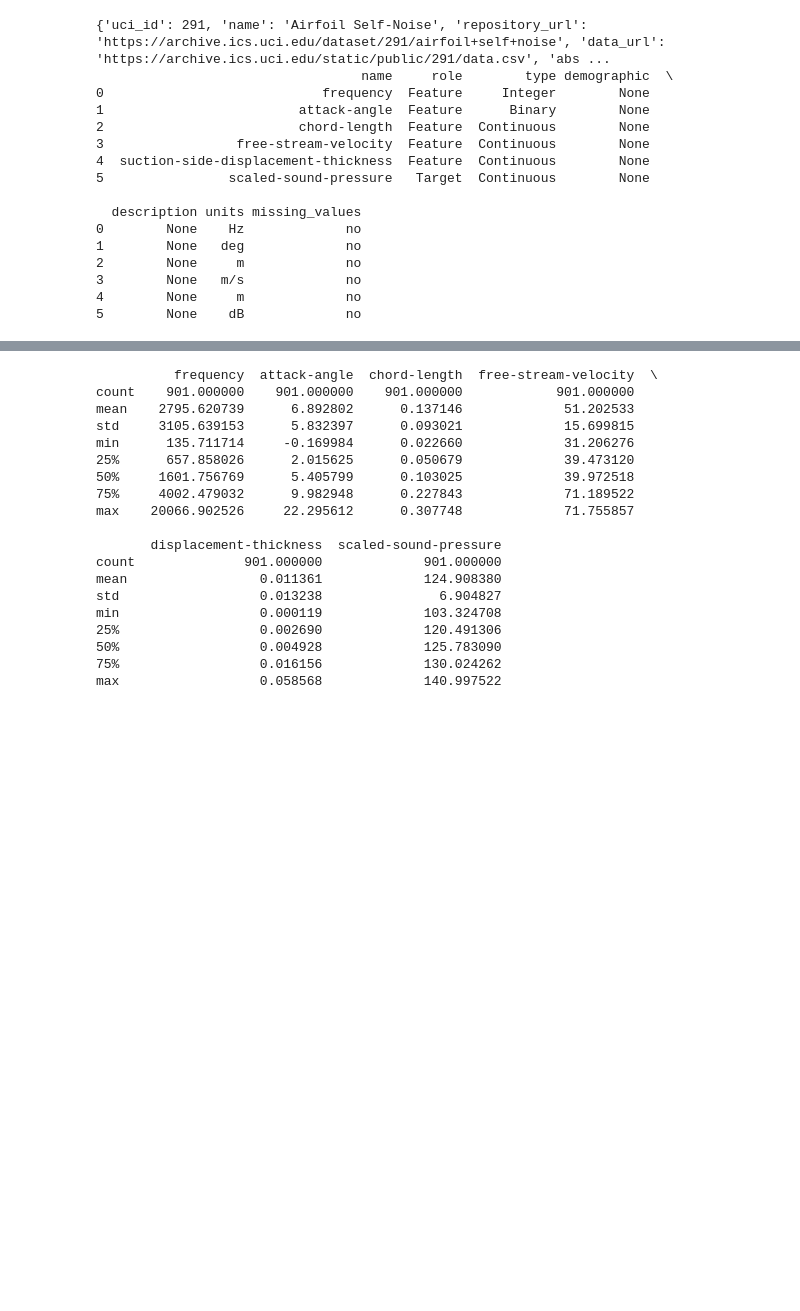
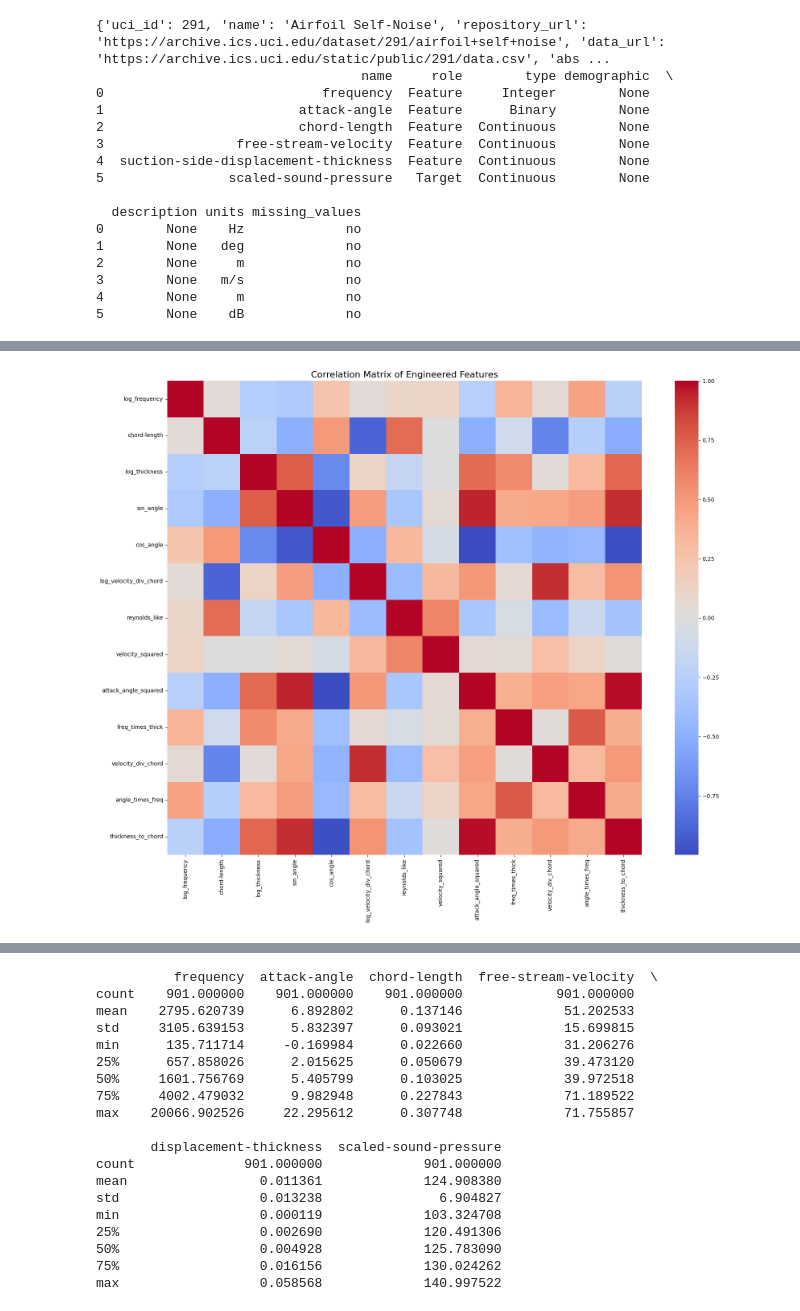
Before and after one commit to eugenegu-uci/Math_10_Competition, a Jupyter notebook: kaggle_ec_Jerry.ipynb, the cells around one changed output, grey strips where cells are left out. Saved outputs shown, nothing was run; the diff lists cells and outputs as text; code cells hidden in the pictures; blank space fills up the shorter version.

```diff
--- a/kaggle_ec_Jerry.ipynb
+++ b/kaggle_ec_Jerry.ipynb
@@ -112,3 +128,16 @@ Mean Squared Error: 3.5662
+# %%
+corr_matrix = X_train_transformed.corr()
+import matplotlib.pyplot as plt
+import seaborn as sns
+# Plot heatmap
+
+plt.figure(figsize=(18, 14))
+sns.heatmap(corr_matrix, cmap="coolwarm", annot=False, fmt=".2f", square=True, cbar=True)
+plt.title("Correlation Matrix of Engineered Features", fontsize=16)
+plt.tight_layout()
+plt.show()
+# %% [output]
+[figure, added]
 # %%
 # compute corr coef
 
```
Also changed, not shown: parts of 7 cells of this notebook.
